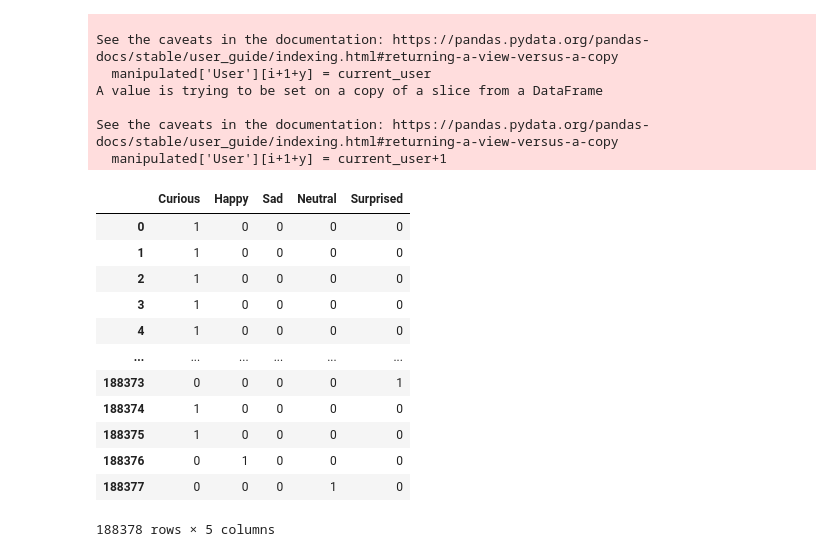
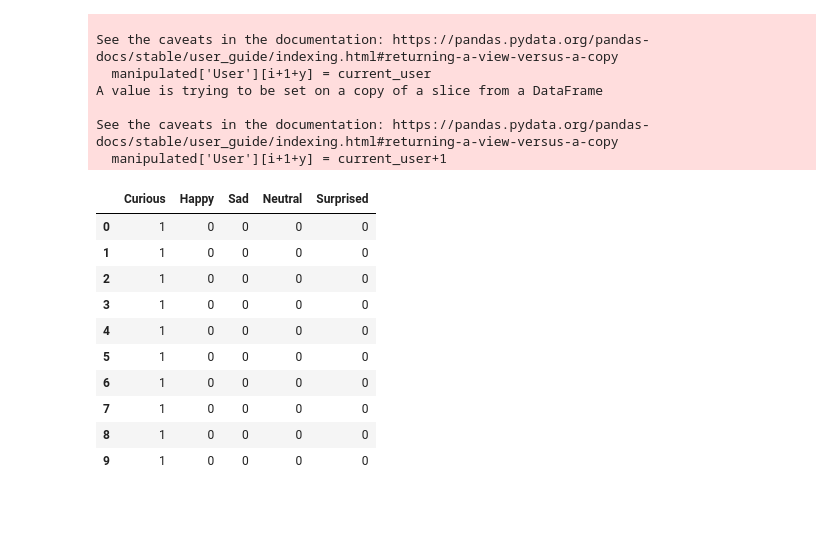
Before and after one commit to kcnair003/treehacks-karmalink, a Jupyter notebook: TopicalDataManipulation.ipynb, the cells around one changed output. Cells and saved outputs as stored; diff of their text form; code cells hidden in the pictures; blank space fills up the shorter version.

```diff
--- a/TopicalDataManipulation.ipynb
+++ b/TopicalDataManipulation.ipynb
@@ -87,24 +87,22 @@ See the caveats in the documentation: https://pandas.pydata.org/pandas-docs/stab
 # %%
 data = [manipulated["Curious"], manipulated["Happy"], manipulated["Sad"], manipulated["Neutral"], manipulated["Surprised"]]
 
 headers = ["Curious", "Happy", "Sad", "Neutral", "Surprised"]
 
 feature_target = pd.concat(data, axis=1, keys=headers)
-feature_target
+feature_target[0:10]
 # %% [output]
 |  | Curious | Happy | Sad | Neutral | Surprised |
 | 0 | 1 | 0 | 0 | 0 | 0 |
 | 1 | 1 | 0 | 0 | 0 | 0 |
 | 2 | 1 | 0 | 0 | 0 | 0 |
 | 3 | 1 | 0 | 0 | 0 | 0 |
 | 4 | 1 | 0 | 0 | 0 | 0 |
-| ... | ... | ... | ... | ... | ... |
-| 188373 | 0 | 0 | 0 | 0 | 1 |
-| 188374 | 1 | 0 | 0 | 0 | 0 |
-| 188375 | 1 | 0 | 0 | 0 | 0 |
-| 188376 | 0 | 1 | 0 | 0 | 0 |
-| 188377 | 0 | 0 | 0 | 1 | 0 |
+| 5 | 1 | 0 | 0 | 0 | 0 |
+| 6 | 1 | 0 | 0 | 0 | 0 |
+| 7 | 1 | 0 | 0 | 0 | 0 |
+| 8 | 1 | 0 | 0 | 0 | 0 |
+| 9 | 1 | 0 | 0 | 0 | 0 |
-188378 rows × 5 columns
 # %%
 def matrix_factorization(R, P, Q, K, steps=5000, alpha=0.0002, beta=0.02):
     Q = Q.T
```
Also changed, not shown: parts of 25 cells of this notebook.
